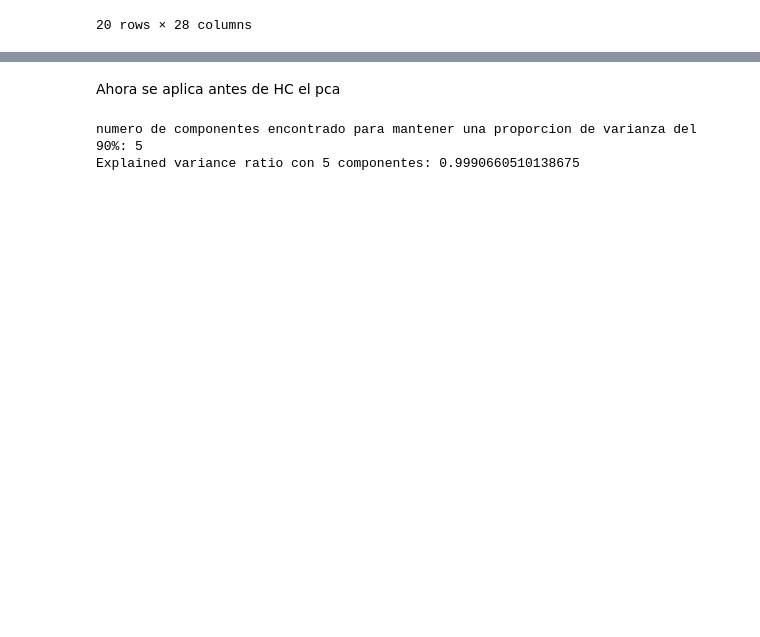
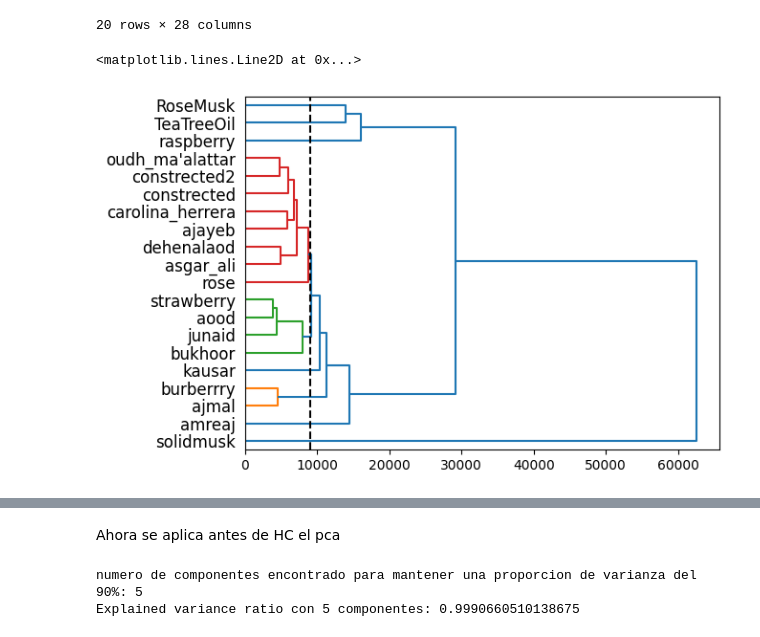
Before and after one commit to acmoral/ProyectoMineria, a Jupyter notebook: Talleres/Taller4/agrupacionMD.ipynb, the cells around one changed output, grey strips where cells are left out. Drawn from its saved outputs; the diff is of its cells as text; code cells hidden in the pictures; blank space fills up the shorter version.

```diff
--- a/Talleres/Taller4/agrupacionMD.ipynb
+++ b/Talleres/Taller4/agrupacionMD.ipynb
@@ -425,3 +428,10 @@ perfume_df
 | oudh_ma'alattar | 67197 | 67197 | 67204 | 67210 | 67204 | 67204 | 67210 | 67210 | 67210 | 67210 | ... | ... |
 | constrected | 65151 | 66151 | 66151 | 66151 | 65146 | 66151 | 65146 | 65146 | 65146 | 65146 | ... | ... |
 20 rows × 28 columns
+# %%
+single_link_perfume =hierarchy.linkage(pdist(perfume_df.to_numpy()),method='single')
+dn = hierarchy.dendrogram(single_link_perfume,labels=perfume_df.index.to_list(),orientation='right',color_threshold=9000)
+plt.axvline(x = 9000, color = 'black', label = 'axvline - full height',ls='dashed')
+# %% [output]
+<matplotlib.lines.Line2D at 0x...>
+[figure, added]
```
Also changed, not shown: parts of 31 cells of this notebook.
